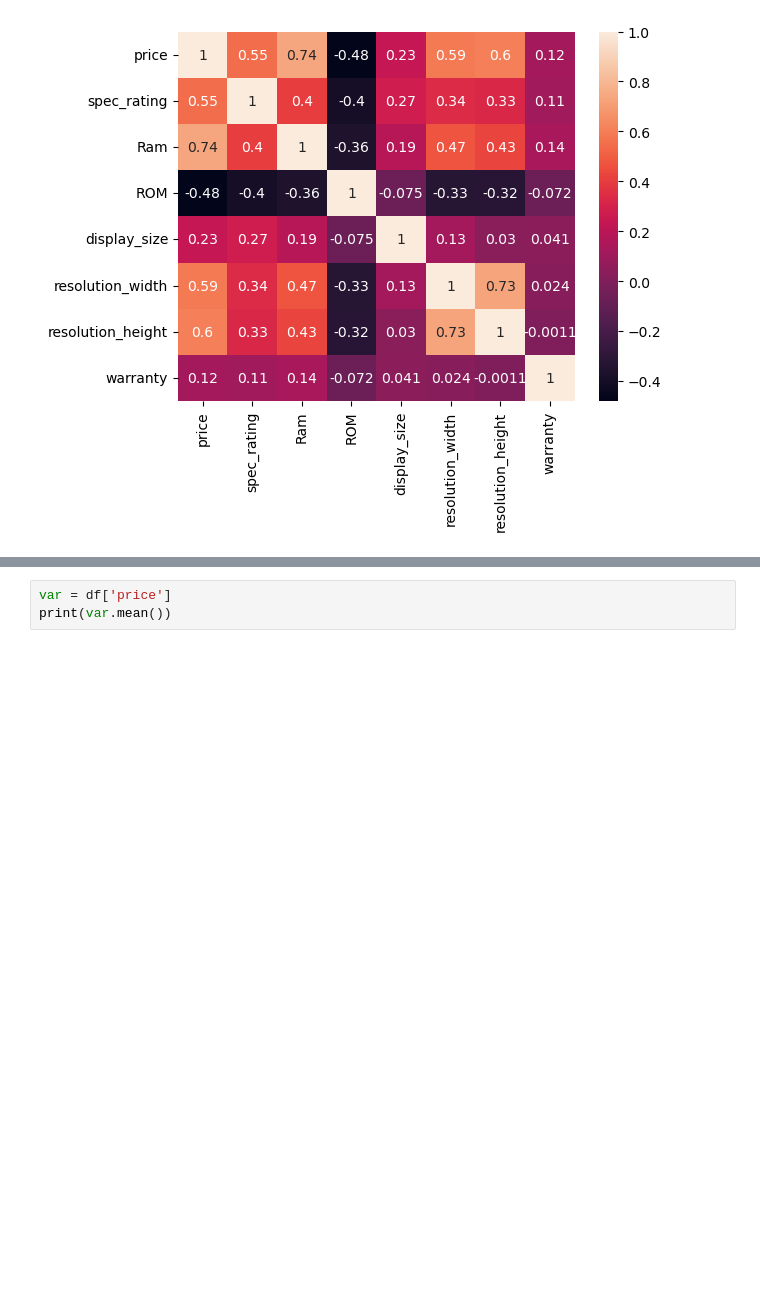
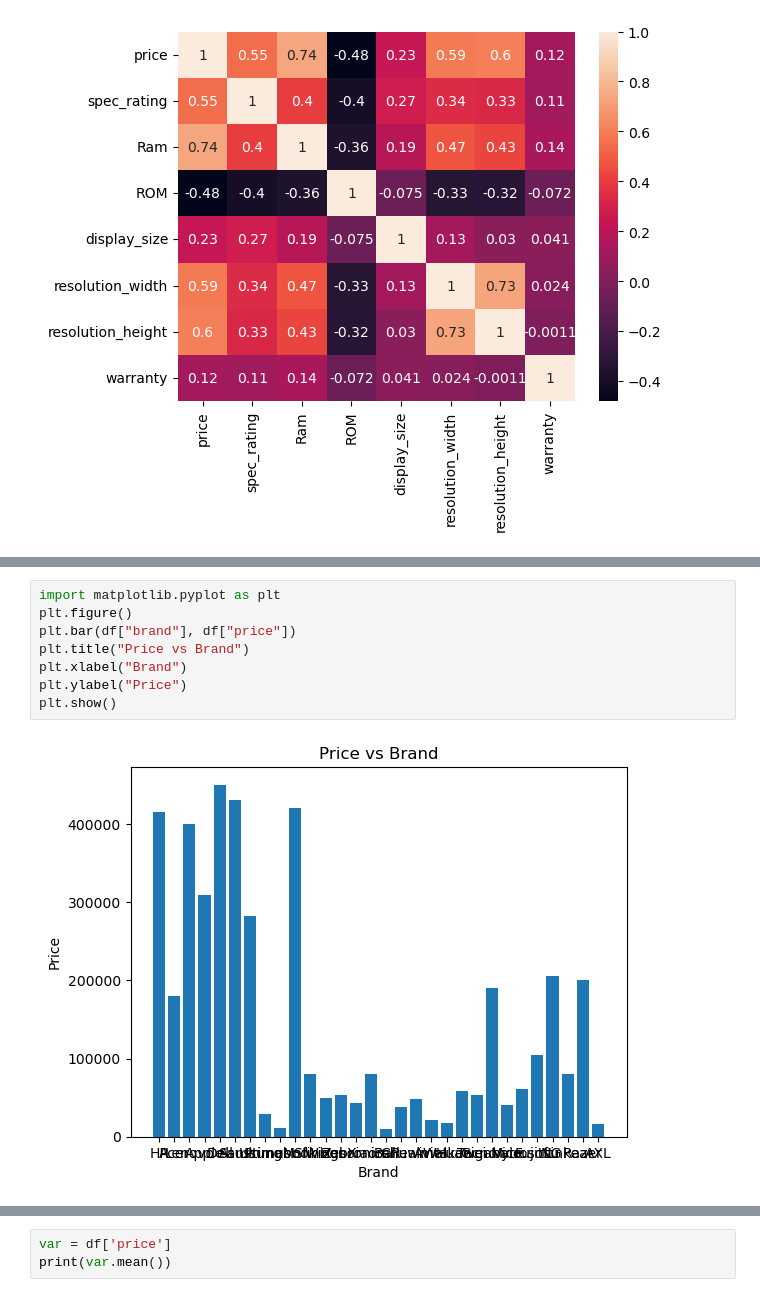
Before and after one commit to dhuor2001-debug/Semester-VI, a Jupyter notebook: Python/DM/data_Analysis.ipynb, the cells around one changed output, grey strips where cells are left out. Drawn from its saved outputs; the diff is of its cells as text; blank space fills up the shorter version.

```diff
--- a/Python/DM/data_Analysis.ipynb
+++ b/Python/DM/data_Analysis.ipynb
@@ -363,0 +145,10 @@ Just tell me 👍
+# %%
+import matplotlib.pyplot as plt
+plt.figure()
+plt.bar(df["brand"], df["price"])
+plt.title("Price vs Brand")
+plt.xlabel("Brand")
+plt.ylabel("Price")
+plt.show()
+# %% [output]
+[figure, added]
```
Also changed, not shown: parts of 22 cells of this notebook.
